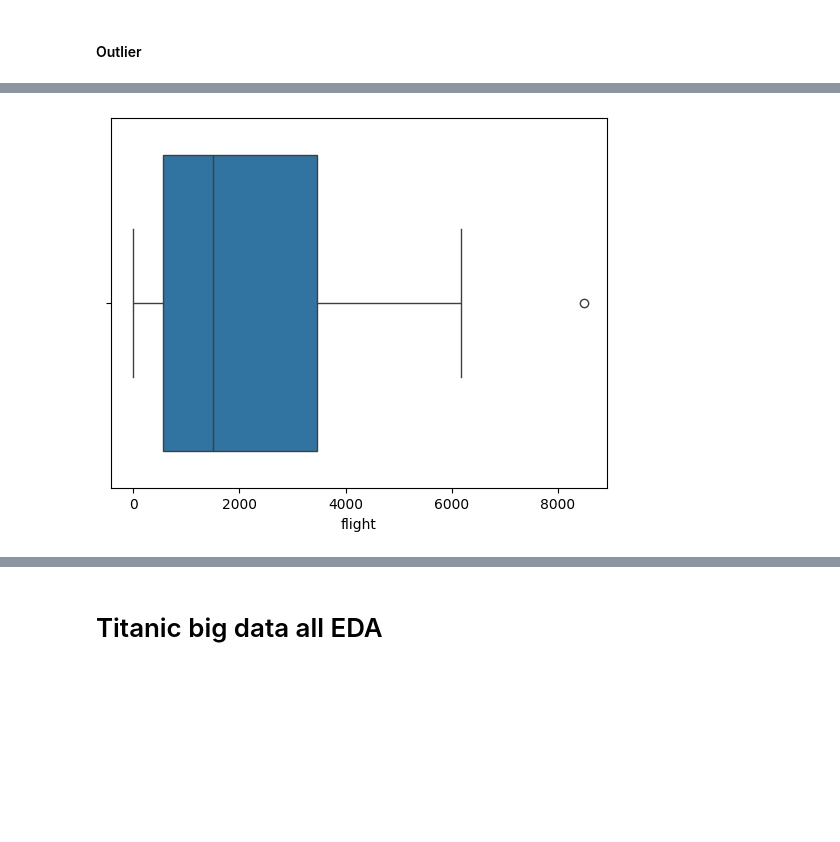
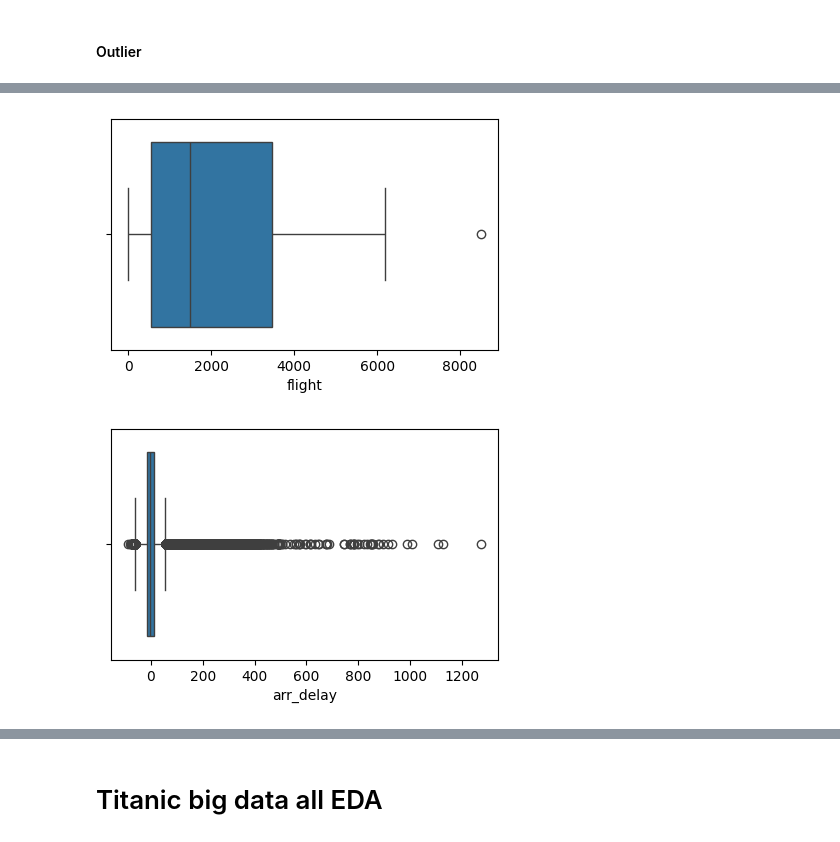
Before and after one commit to UtkarshaChoudhary/Exploratory-Data-Analysis, a Jupyter notebook: all EDA process on flight data.ipynb, the cells around one changed output, grey strips where cells are left out. Drawn from its saved outputs; the diff is of its cells as text; code cells hidden in the pictures; blank space fills up the shorter version.

```diff
--- a/all EDA process on flight data.ipynb
+++ b/all EDA process on flight data.ipynb
@@ -353,5 +355,12 @@ flight_new.describe()
 # %%
+plt.figure(figsize=(5,3))
 sns.boxplot(x="flight",data=flight_new)
 plt.show()
 # %% [output]
-[figure, old version]
+[figure, new version]
+# %%
+plt.figure(figsize=(5,3))
+sns.boxplot(x="arr_delay",data=flight_new)
+plt.show()
+# %% [output]
+[figure, added]
```
Also changed, not shown: parts of 5 cells of this notebook.
